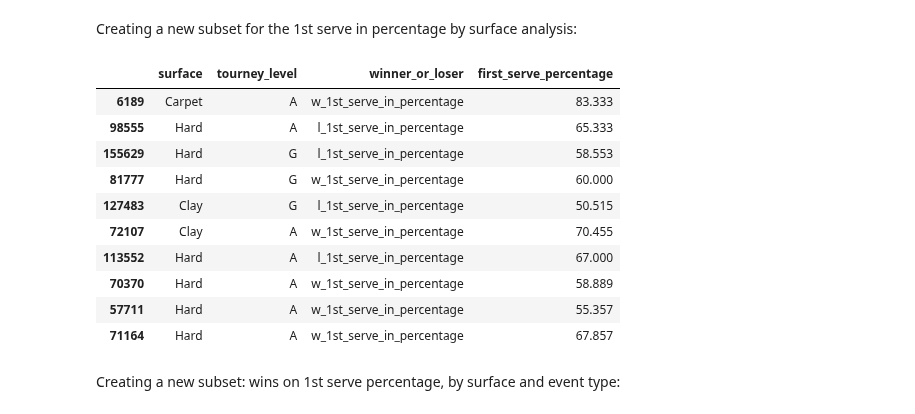
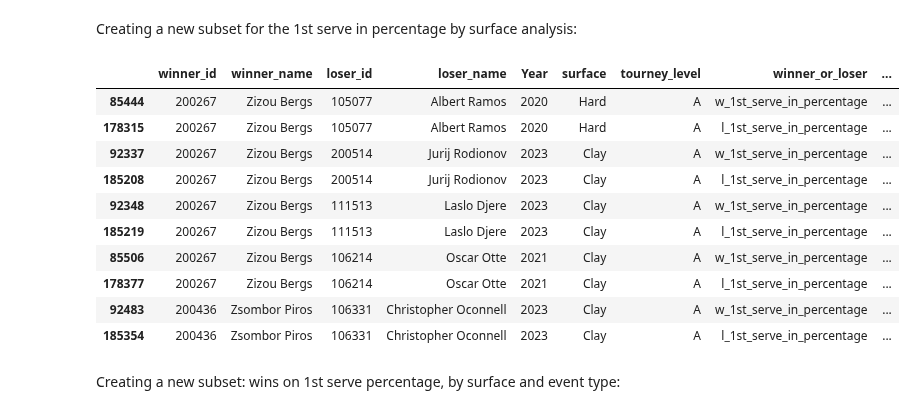
Before and after one commit to YoavWeller/Tennis_Analysis, a Jupyter notebook: tennis_analysis.ipynb, the cells around one changed output. Cells and saved outputs as stored; diff of their text form; code cells hidden in the pictures.

Commit message:
Update tennis_analysis.ipynb
In the creation of the melted DF's (both for the "serve in percentage" and the "wins on 1st serve percentage" adding more columns such as players names and year of match

```diff
--- a/tennis_analysis.ipynb
+++ b/tennis_analysis.ipynb
@@ -484,22 +477,22 @@ multivariate_analysis_df.head()
 # %% [markdown]
 Creating a new subset for the 1st serve in percentage by surface analysis:
 # %%
-first_serve_in_melted_df = pd.melt(combined_df, id_vars =["surface", "tourney_level"], value_vars=["w_1st_serve_in_percentage", "l_1st_serve_in_percentage"])
+first_serve_in_melted_df = pd.melt(combined_df, id_vars =["winner_id","winner_name", "loser_id", "loser_name", "Year", "surface", "tourney_level"], value_vars=["w_1st_serve_in_percentage", "l_1st_serve_in_percentage"])
 first_serve_in_melted_df.rename(columns={"variable": "winner_or_loser", "value": "first_serve_percentage"}, inplace=True)
 
-first_serve_in_melted_df.sample(10)
+first_serve_in_melted_df.sort_values(["winner_name", "loser_name"]).tail(10)
 # %% [output]
-|  | surface | tourney_level | winner_or_loser | first_serve_percentage |
-| 6189 | Carpet | A | w_1st_serve_in_percentage | 83.333 |
-| 98555 | Hard | A | l_1st_serve_in_percentage | 65.333 |
-| 155629 | Hard | G | l_1st_serve_in_percentage | 58.553 |
-| 81777 | Hard | G | w_1st_serve_in_percentage | 60.000 |
-| 127483 | Clay | G | l_1st_serve_in_percentage | 50.515 |
-| 72107 | Clay | A | w_1st_serve_in_percentage | 70.455 |
-| 113552 | Hard | A | l_1st_serve_in_percentage | 67.000 |
-| 70370 | Hard | A | w_1st_serve_in_percentage | 58.889 |
-| 57711 | Hard | A | w_1st_serve_in_percentage | 55.357 |
-| 71164 | Hard | A | w_1st_serve_in_percentage | 67.857 |
+|  | winner_id | winner_name | loser_id | loser_name | Year | surface | tourney_level | winner_or_loser | ... |
+| 85444 | 200267 | Zizou Bergs | 105077 | Albert Ramos | 2020 | Hard | A | w_1st_serve_in_percentage | ... |
+| 178315 | 200267 | Zizou Bergs | 105077 | Albert Ramos | 2020 | Hard | A | l_1st_serve_in_percentage | ... |
+| 92337 | 200267 | Zizou Bergs | 200514 | Jurij Rodionov | 2023 | Clay | A | w_1st_serve_in_percentage | ... |
+| 185208 | 200267 | Zizou Bergs | 200514 | Jurij Rodionov | 2023 | Clay | A | l_1st_serve_in_percentage | ... |
+| 92348 | 200267 | Zizou Bergs | 111513 | Laslo Djere | 2023 | Clay | A | w_1st_serve_in_percentage | ... |
+| 185219 | 200267 | Zizou Bergs | 111513 | Laslo Djere | 2023 | Clay | A | l_1st_serve_in_percentage | ... |
+| 85506 | 200267 | Zizou Bergs | 106214 | Oscar Otte | 2021 | Clay | A | w_1st_serve_in_percentage | ... |
+| 178377 | 200267 | Zizou Bergs | 106214 | Oscar Otte | 2021 | Clay | A | l_1st_serve_in_percentage | ... |
+| 92483 | 200436 | Zsombor Piros | 106331 | Christopher Oconnell | 2023 | Clay | A | w_1st_serve_in_percentage | ... |
+| 185354 | 200436 | Zsombor Piros | 106331 | Christopher Oconnell | 2023 | Clay | A | l_1st_serve_in_percentage | ... |
 # %% [markdown]
 Creating a new subset: wins on 1st serve percentage, by surface and event type:
 # %%
```
Also changed, not shown: parts of 31 cells of this notebook.
